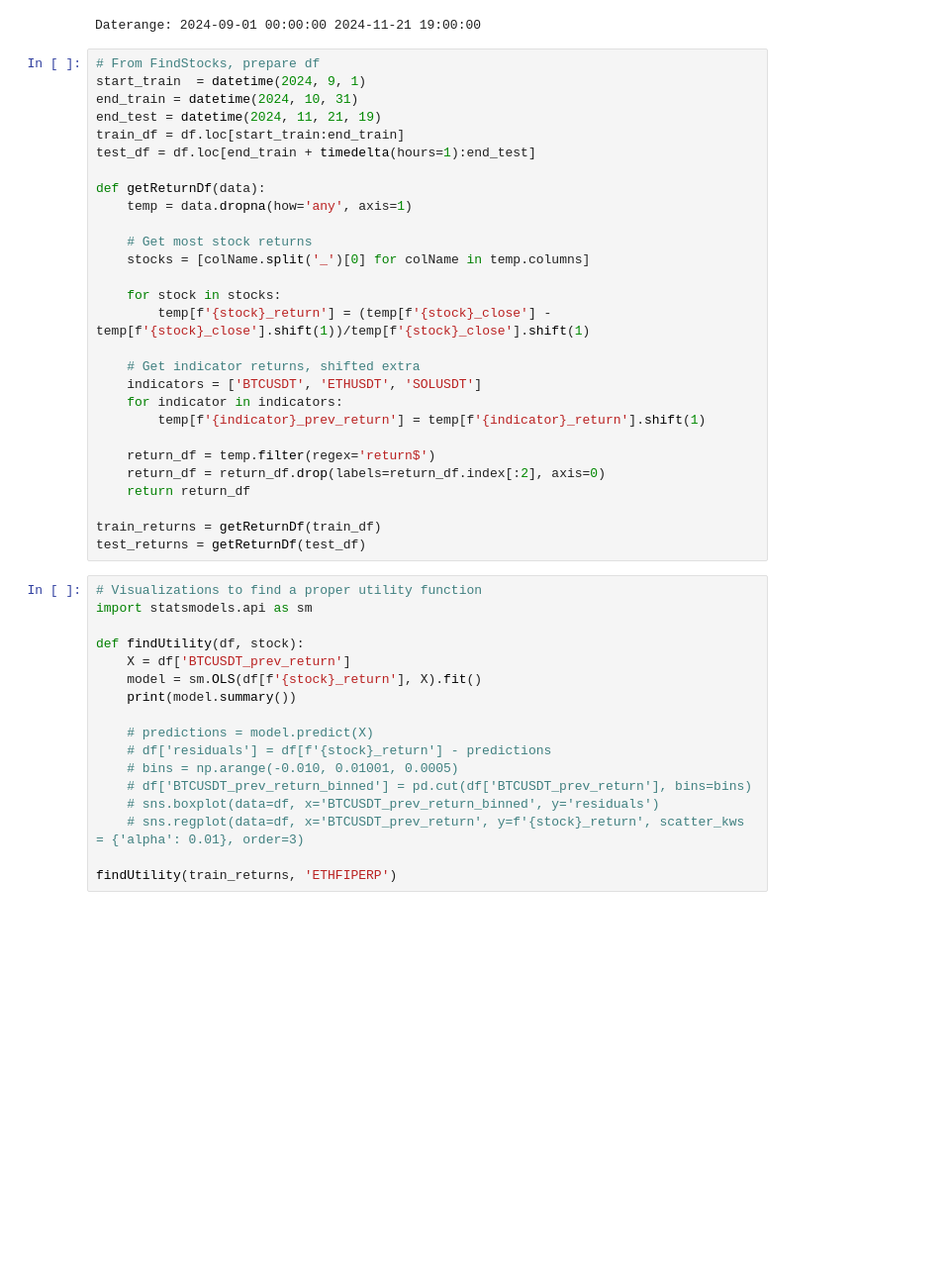
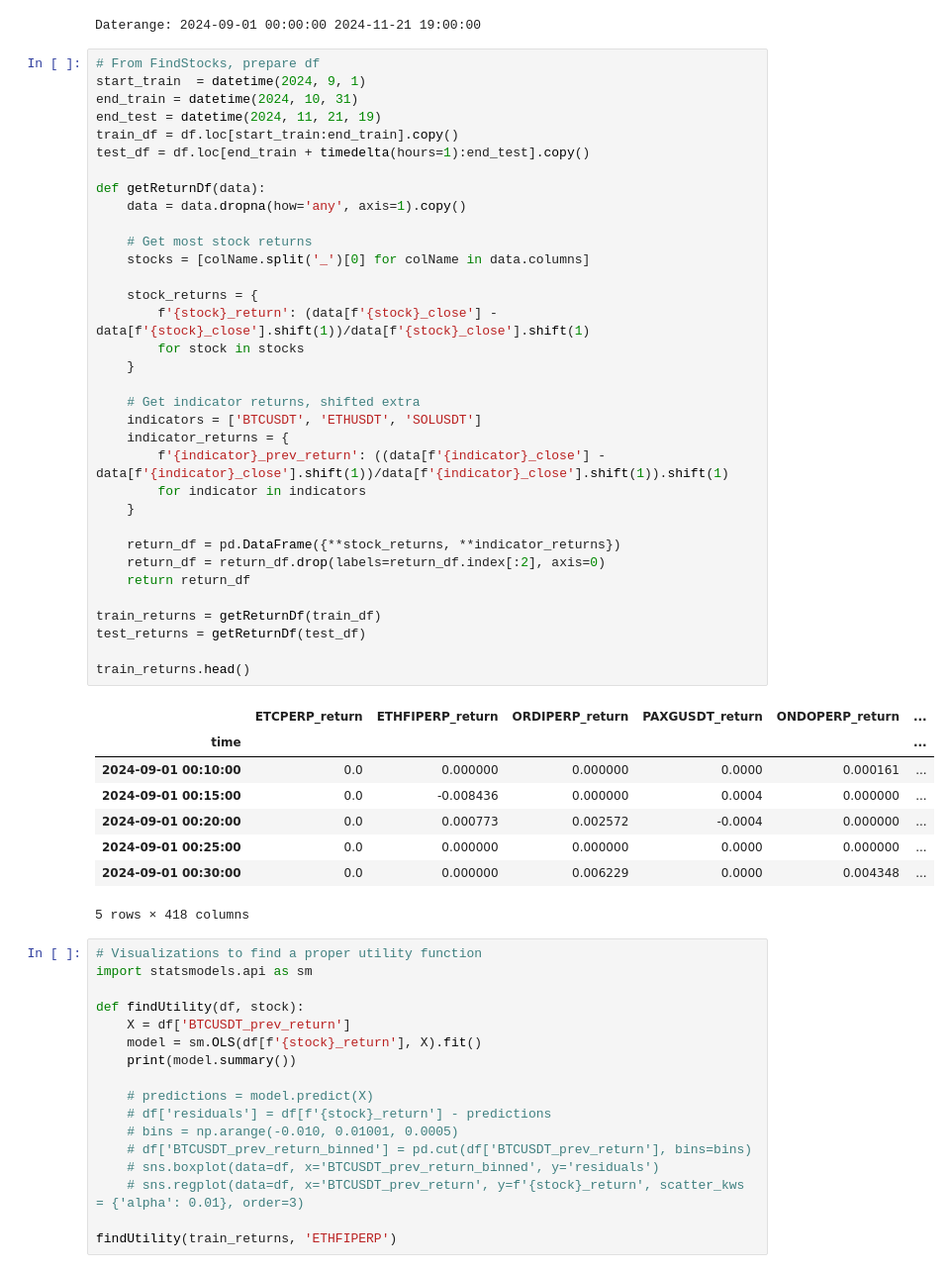
Before and after one commit to akhilkammila/cryptoAnalysis, a Jupyter notebook: autocorrelation/backtest.ipynb, the cells around one changed output. Shown at 99% size. Drawn from its saved outputs; the diff is of its cells as text; blank space fills up the shorter version.

Commit message:
clean up some framentation when assigning cols

```diff
--- a/autocorrelation/backtest.ipynb
+++ b/autocorrelation/backtest.ipynb
@@ -42,31 +42,46 @@ Daterange: 2024-09-01 00:00:00 2024-11-21 19:00:00
 # %%
 # From FindStocks, prepare df
 start_train  = datetime(2024, 9, 1)
 end_train = datetime(2024, 10, 31)
 end_test = datetime(2024, 11, 21, 19)
-train_df = df.loc[start_train:end_train]
-test_df = df.loc[end_train + timedelta(hours=1):end_test]
+train_df = df.loc[start_train:end_train].copy()
+test_df = df.loc[end_train + timedelta(hours=1):end_test].copy()
 
 def getReturnDf(data):
-    temp = data.dropna(how='any', axis=1)
+    data = data.dropna(how='any', axis=1).copy()
 
     # Get most stock returns
-    stocks = [colName.split('_')[0] for colName in temp.columns]
+    stocks = [colName.split('_')[0] for colName in data.columns]
 
-    for stock in stocks:
-        temp[f'{stock}_return'] = (temp[f'{stock}_close'] - temp[f'{stock}_close'].shift(1))/temp[f'{stock}_close'].shift(1)
+    stock_returns = {
+        f'{stock}_return': (data[f'{stock}_close'] - data[f'{stock}_close'].shift(1))/data[f'{stock}_close'].shift(1)
+        for stock in stocks
+    }
 
     # Get indicator returns, shifted extra
     indicators = ['BTCUSDT', 'ETHUSDT', 'SOLUSDT']
-    for indicator in indicators:
-        temp[f'{indicator}_prev_return'] = temp[f'{indicator}_return'].shift(1)
+    indicator_returns = {
+        f'{indicator}_prev_return': ((data[f'{indicator}_close'] - data[f'{indicator}_close'].shift(1))/data[f'{indicator}_close'].shift(1)).shift(1)
+        for indicator in indicators
+    }
 
-    return_df = temp.filter(regex='return$')
+    return_df = pd.DataFrame({**stock_returns, **indicator_returns})
     return_df = return_df.drop(labels=return_df.index[:2], axis=0)
     return return_df
 
 train_returns = getReturnDf(train_df)
 test_returns = getReturnDf(test_df)
+
+train_returns.head()
+# %% [output]
+|  | ETCPERP_return | ETHFIPERP_return | ORDIPERP_return | PAXGUSDT_return | ONDOPERP_return | ... |
+| time |  |  |  |  |  | ... |
+| 2024-09-01 00:10:00 | 0.0 | 0.000000 | 0.000000 | 0.0000 | 0.000161 | ... |
+| 2024-09-01 00:15:00 | 0.0 | -0.008436 | 0.000000 | 0.0004 | 0.000000 | ... |
+| 2024-09-01 00:20:00 | 0.0 | 0.000773 | 0.002572 | -0.0004 | 0.000000 | ... |
+| 2024-09-01 00:25:00 | 0.0 | 0.000000 | 0.000000 | 0.0000 | 0.000000 | ... |
+| 2024-09-01 00:30:00 | 0.0 | 0.000000 | 0.006229 | 0.0000 | 0.004348 | ... |
+5 rows × 418 columns
 # %%
 # Visualizations to find a proper utility function
 import statsmodels.api as sm
```
